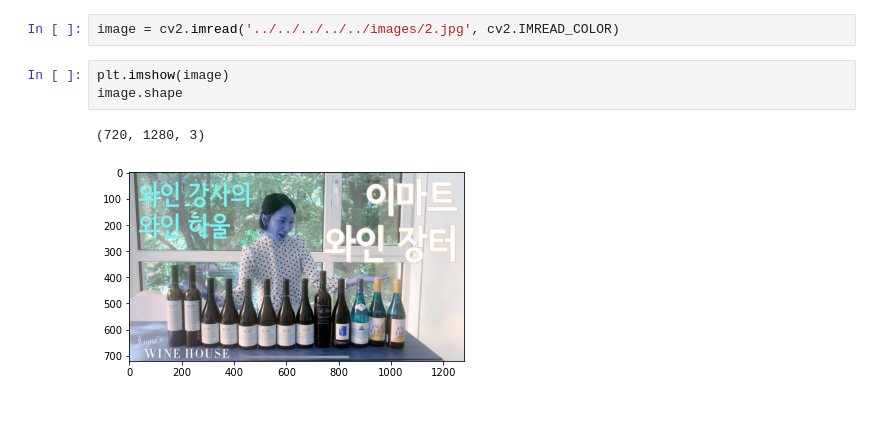
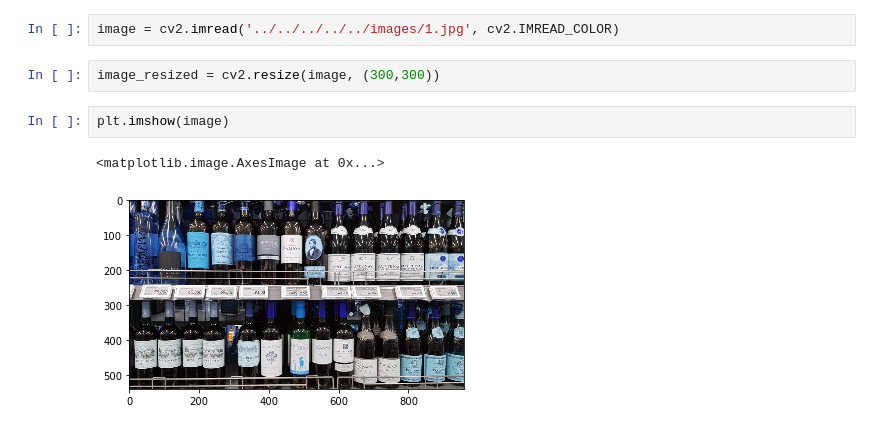
Before and after one commit to dajinstory/AI_Bartender, a Jupyter notebook: deep_learning/3_api/bartender/src/modules/detector/test.ipynb, the cells around one changed output. Drawn from its saved outputs; the diff is of its cells as text.

```diff
--- a/deep_learning/3_api/bartender/src/modules/detector/test.ipynb
+++ b/deep_learning/3_api/bartender/src/modules/detector/test.ipynb
@@ -7,11 +13,12 @@ detector=Detector()
 # %%
-image = cv2.imread('../../../../../images/2.jpg', cv2.IMREAD_COLOR)
+image = cv2.imread('../../../../../images/1.jpg', cv2.IMREAD_COLOR)
+# %%
+image_resized = cv2.resize(image, (300,300))
 # %%
 plt.imshow(image)
-image.shape
 # %% [output]
-(720, 1280, 3)
+<matplotlib.image.AxesImage at 0x...>
-[figure, old version]
+[figure, new version]
 # %%
 result = detector.get_objects(image)
 # %% [output]
```
Also changed, not shown: parts of 5 cells of this notebook, 1 other file.
